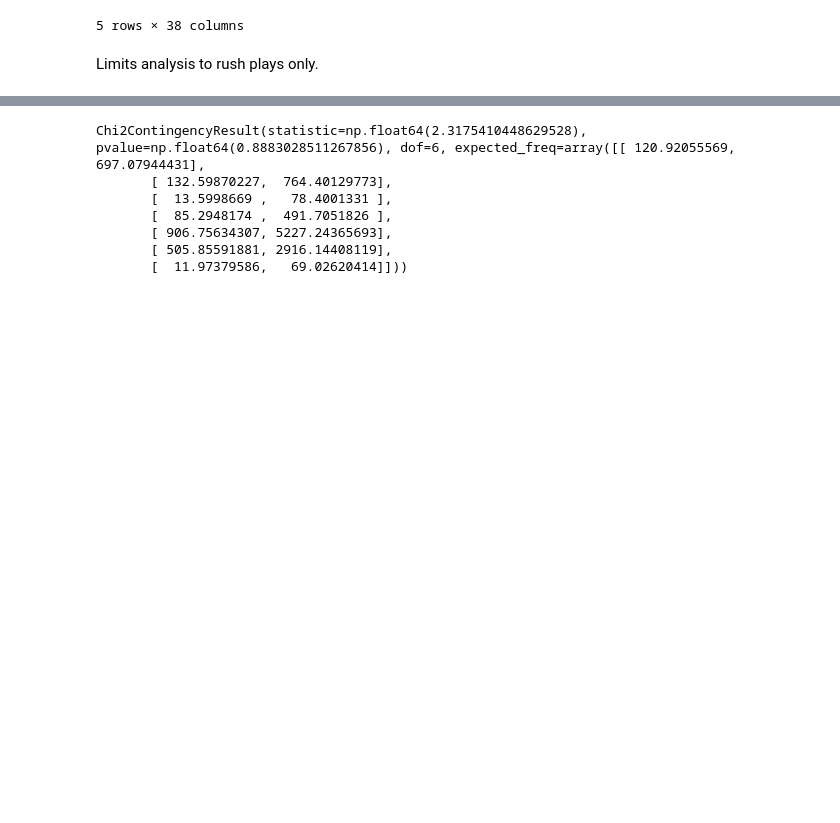
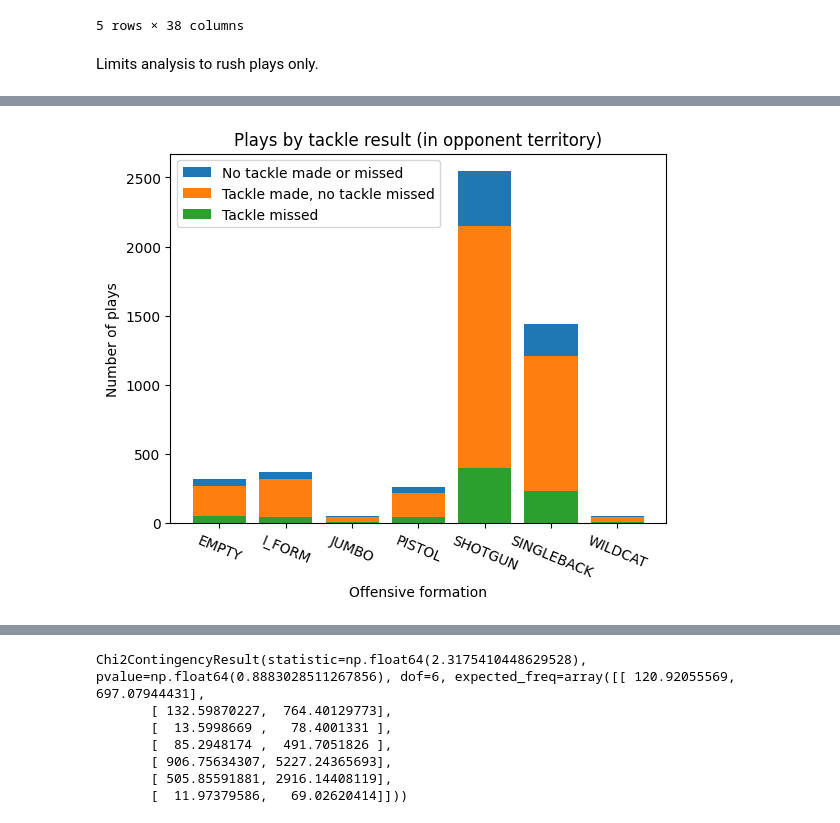
Before and after one commit to sesh9096/csci4502project, a Jupyter notebook: src/offensive-strategies-3.ipynb, the cells around one changed output, grey strips where cells are left out. Saved outputs shown, nothing was run; the diff lists cells and outputs as text; code cells hidden in the pictures; blank space fills up the shorter version.

```diff
--- a/src/offensive-strategies-3.ipynb
+++ b/src/offensive-strategies-3.ipynb
@@ -64,0 +77,5 @@ plt.show()
+# %%
+df_opp_t_plays = getFormationTable(df[df.possessionTeam != df.yardlineSide])
+plotFormationTable(df_opp_t_plays, 'Plays by tackle result (in opponent territory)')
+# %% [output]
+[figure, added]
```
Also changed, not shown: parts of 21 cells of this notebook.
